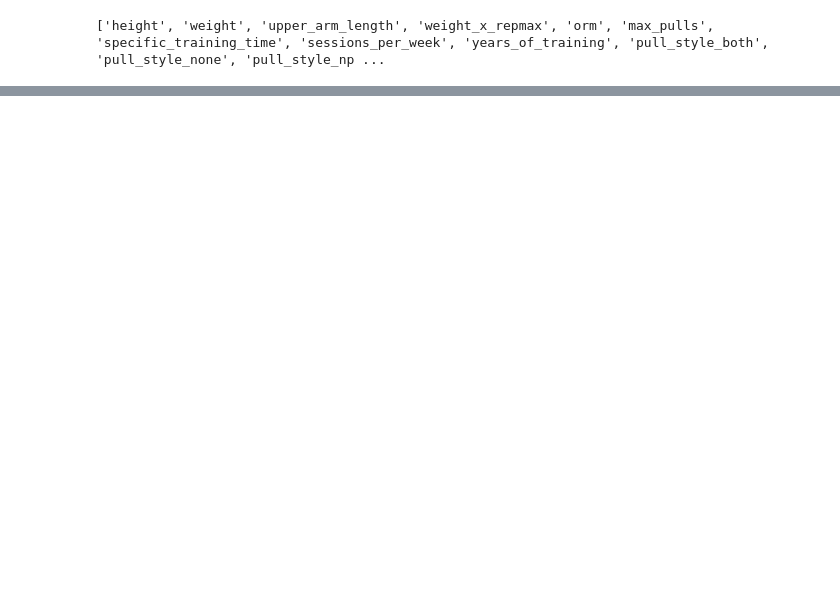
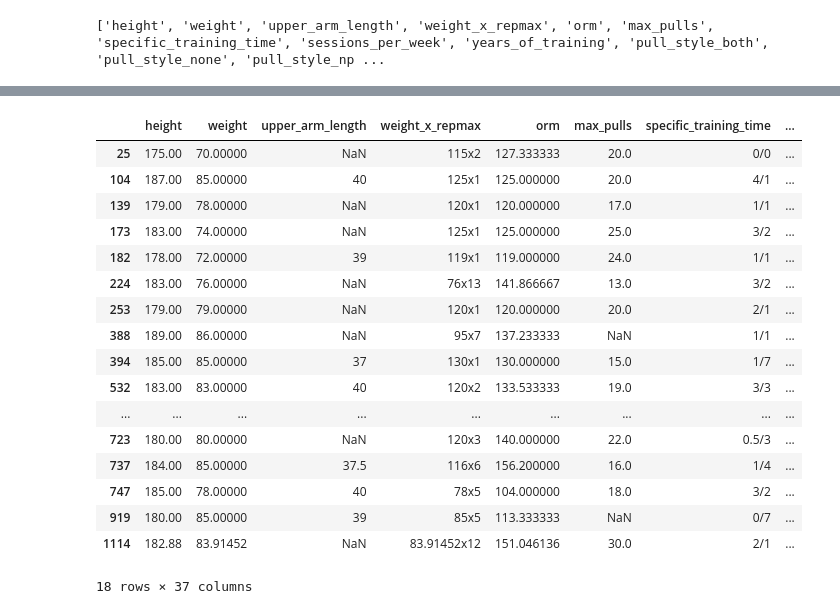
Before and after one commit to JYC11/weightedpull_oac, a Jupyter notebook: data_cleaning.ipynb, the cells around one changed output, grey strips where cells are left out. Saved outputs shown, nothing was run; the diff lists cells and outputs as text; code cells hidden in the pictures; blank space fills up the shorter version.

```diff
--- a/data_cleaning.ipynb
+++ b/data_cleaning.ipynb
@@ -2032,0 +2105,48 @@ combined.to_excel("cleand_data_with_dummies.xlsx",index=False)
+# %%
+#the weakness of the orm formula is shown by when people respond with extremely high reps(row 269)
+#also rows 1039, 1043 and 1053 shows my error in converting imperial to metric
+#it appears I converted the reps to kg instead of the actual weight
+#it's fixed and gone now but the orm was calculated incorrectly for rows 1039,1043,1053
+data1.at[1039,"weight_x_repmax"] = "20.4117x5"
+data1.at[1039,"orm"] = 35.9094
+data1.at[1043,"weight_x_repmax"] = "22.6796x8"
+data1.at[1043,"orm"] = 46.8712
+data1.at[1053,"weight_x_repmax"] = "54.4311x1"
+data1.at[1053,"orm"] = 54.4311
+# %%
+# some light people put suspiciously high weighted pull numbers so we(me and Eric) decided to collectively
+# assume that this person added the added weight to their bodyweight
+data1.at[168,"weight_x_repmax"] = "39x2"
+data1.at[168,"orm"] = 46
+data1.at[255,"weight_x_repmax"] = "35x1"
+data1.at[255,"orm"] = 35
+data1.at[472,"weight_x_repmax"] = "45x1"
+data1.at[472,"orm"] = 45
+data1.at[497,"weight_x_repmax"] = "36x3"
+data1.at[497,"orm"] = 46.498225
+data1.at[686,"weight_x_repmax"] = "63x1"
+data1.at[686,"orm"] = 63
+data1.at[688,"weight_x_repmax"] = "63x1"
+data1.at[688,"orm"] = 63
+# %%
+orm_over_100 = data1[data1.orm > 100]
+orm_over_100
+# %% [output]
+|  | height | weight | upper_arm_length | weight_x_repmax | orm | max_pulls | specific_training_time | ... |
+| 25 | 175.00 | 70.00000 | NaN | 115x2 | 127.333333 | 20.0 | 0/0 | ... |
+| 104 | 187.00 | 85.00000 | 40 | 125x1 | 125.000000 | 20.0 | 4/1 | ... |
+| 139 | 179.00 | 78.00000 | NaN | 120x1 | 120.000000 | 17.0 | 1/1 | ... |
+| 173 | 183.00 | 74.00000 | NaN | 125x1 | 125.000000 | 25.0 | 3/2 | ... |
+| 182 | 178.00 | 72.00000 | 39 | 119x1 | 119.000000 | 24.0 | 1/1 | ... |
+| 224 | 183.00 | 76.00000 | NaN | 76x13 | 141.866667 | 13.0 | 3/2 | ... |
+| 253 | 179.00 | 79.00000 | NaN | 120x1 | 120.000000 | 20.0 | 2/1 | ... |
+| 388 | 189.00 | 86.00000 | NaN | 95x7 | 137.233333 | NaN | 1/1 | ... |
+| 394 | 185.00 | 85.00000 | 37 | 130x1 | 130.000000 | 15.0 | 1/7 | ... |
+| 532 | 183.00 | 83.00000 | 40 | 120x2 | 133.533333 | 19.0 | 3/3 | ... |
+| ... | ... | ... | ... | ... | ... | ... | ... | ... |
+| 723 | 180.00 | 80.00000 | NaN | 120x3 | 140.000000 | 22.0 | 0.5/3 | ... |
+| 737 | 184.00 | 85.00000 | 37.5 | 116x6 | 156.200000 | 16.0 | 1/4 | ... |
+| 747 | 185.00 | 78.00000 | 40 | 78x5 | 104.000000 | 18.0 | 3/2 | ... |
+| 919 | 180.00 | 85.00000 | 39 | 85x5 | 113.333333 | NaN | 0/7 | ... |
+| 1114 | 182.88 | 83.91452 | NaN | 83.91452x12 | 151.046136 | 30.0 | 2/1 | ... |
+18 rows × 37 columns
```
Also changed, not shown: parts of 40 cells of this notebook, 11 other files.
